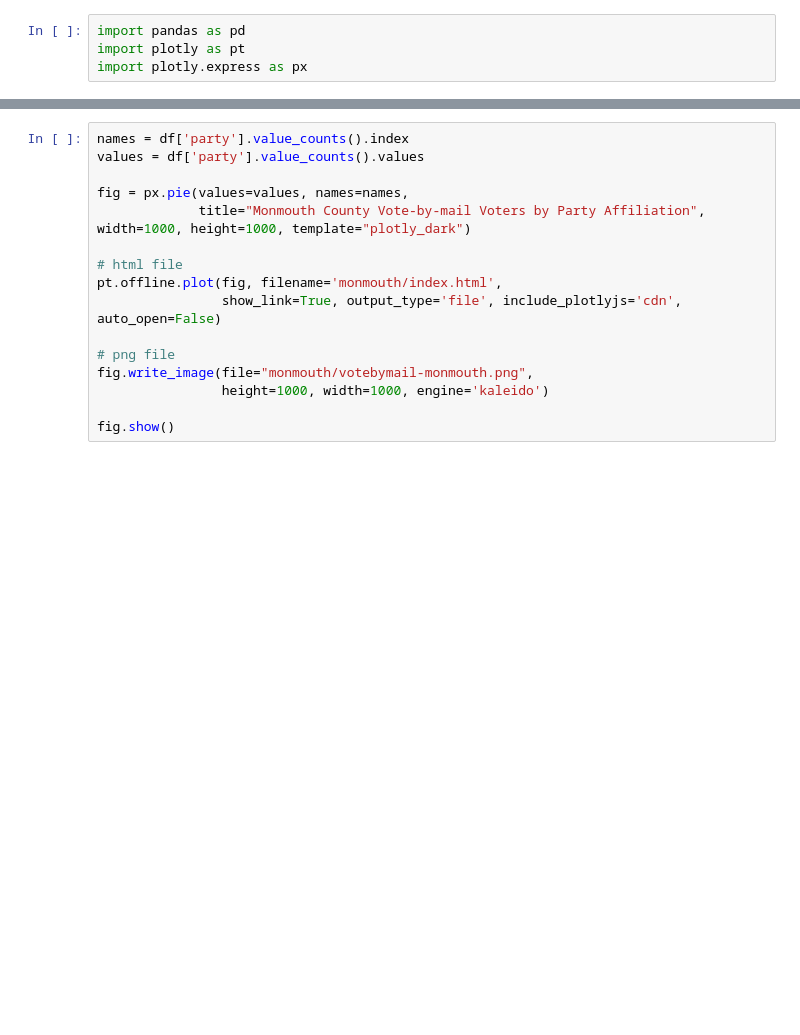
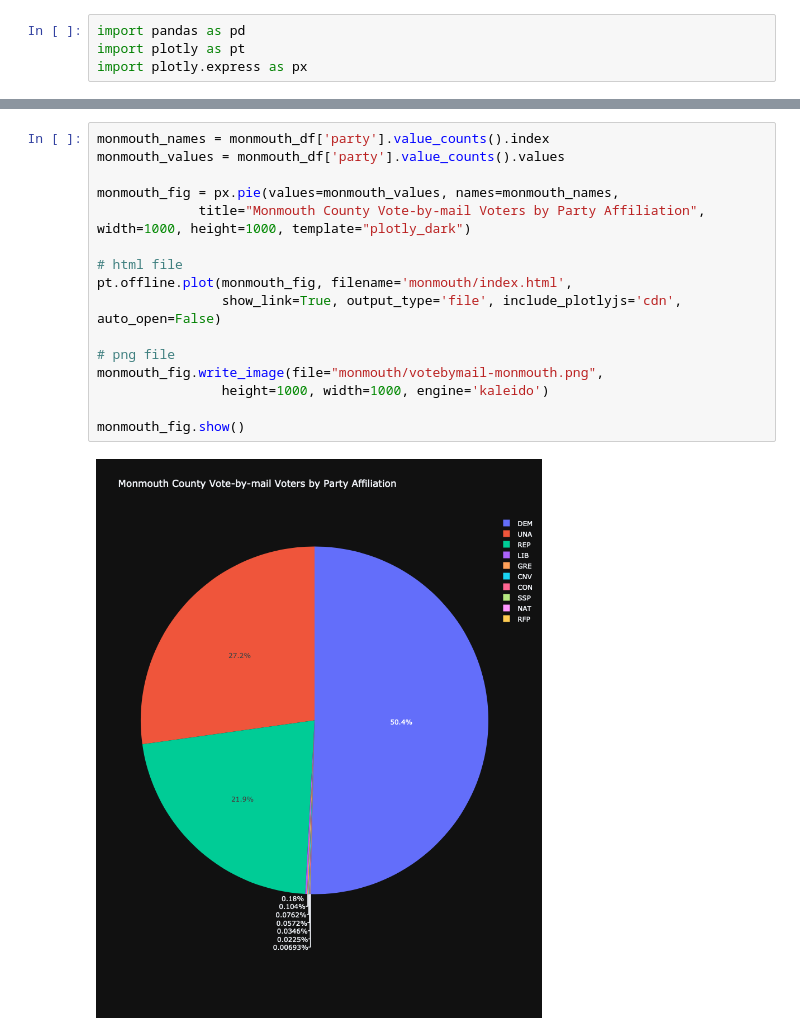
Before and after one commit to neherdata/votebymail, a Jupyter notebook: votebymail.ipynb, the cells around one changed output, grey strips where cells are left out. Drawn from its saved outputs; the diff is of its cells as text; blank space fills up the shorter version.

```diff
--- a/votebymail.ipynb
+++ b/votebymail.ipynb
@@ -57,16 +29,18 @@ Name: count, dtype: int64
 # %%
-names = df['party'].value_counts().index
-values = df['party'].value_counts().values
+monmouth_names = monmouth_df['party'].value_counts().index
+monmouth_values = monmouth_df['party'].value_counts().values
 
-fig = px.pie(values=values, names=names,
+monmouth_fig = px.pie(values=monmouth_values, names=monmouth_names,
              title="Monmouth County Vote-by-mail Voters by Party Affiliation", width=1000, height=1000, template="plotly_dark")
 
 # html file
-pt.offline.plot(fig, filename='monmouth/index.html',
+pt.offline.plot(monmouth_fig, filename='monmouth/index.html',
                 show_link=True, output_type='file', include_plotlyjs='cdn', auto_open=False)
 
 # png file
-fig.write_image(file="monmouth/votebymail-monmouth.png",
+monmouth_fig.write_image(file="monmouth/votebymail-monmouth.png",
                 height=1000, width=1000, engine='kaleido')
 
-fig.show()
+monmouth_fig.show()
+# %% [output]
+[figure, added]
```
Also changed, not shown: parts of 7 cells of this notebook, 8 other files.
